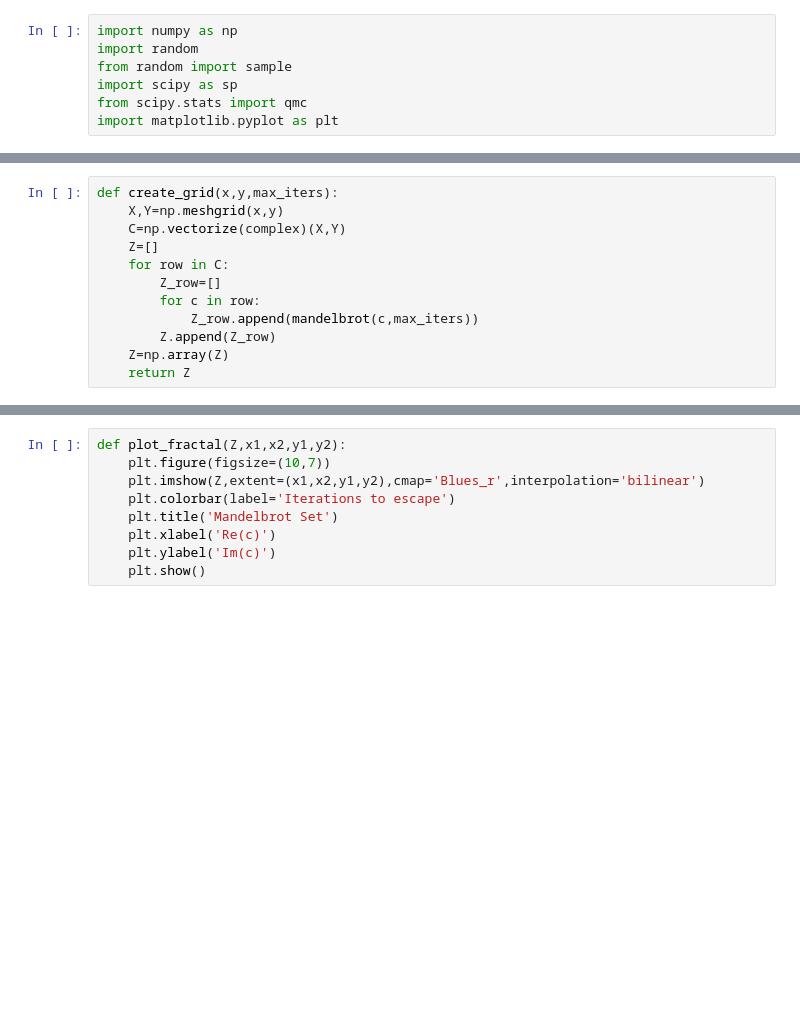
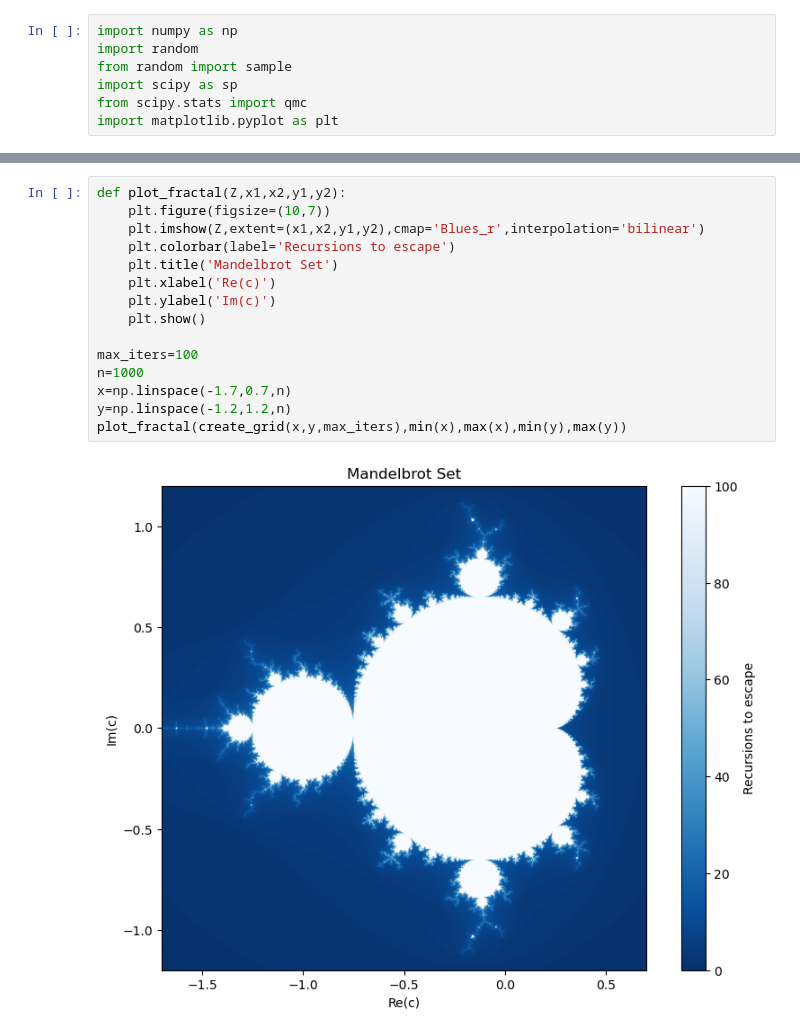
Before and after one commit to magggienn/stoch-sim-mandelbrot, a Jupyter notebook: Zainab's changes/Mandelbrot Analysis.ipynb, the cells around one changed output, grey strips where cells are left out. Saved outputs shown, nothing was run; the diff lists cells and outputs as text; blank space fills up the shorter version.

```diff
--- a/Zainab's changes/Mandelbrot Analysis.ipynb
+++ b/Zainab's changes/Mandelbrot Analysis.ipynb
@@ -94,12 +7,0 @@ def ortho_area_estimate(x_range, y_range, max_iters, num_samples, sub_sections):
-# %%
-def create_grid(x,y,max_iters):
-    X,Y=np.meshgrid(x,y)
-    C=np.vectorize(complex)(X,Y)
-    Z=[]
-    for row in C:
-        Z_row=[]
-        for c in row:
-            Z_row.append(mandelbrot(c,max_iters))
-        Z.append(Z_row)
-    Z=np.array(Z)
-    return Z
@@ -106,9 +61,17 @@ def create_grid(x,y,max_iters):
 # %%
 def plot_fractal(Z,x1,x2,y1,y2):
     plt.figure(figsize=(10,7))
     plt.imshow(Z,extent=(x1,x2,y1,y2),cmap='Blues_r',interpolation='bilinear')
-    plt.colorbar(label='Iterations to escape')
+    plt.colorbar(label='Recursions to escape')
     plt.title('Mandelbrot Set')
     plt.xlabel('Re(c)')
     plt.ylabel('Im(c)')
     plt.show()
+
+max_iters=100
+n=1000
+x=np.linspace(-1.7,0.7,n)
+y=np.linspace(-1.2,1.2,n)
+plot_fractal(create_grid(x,y,max_iters),min(x),max(x),min(y),max(y))
+# %% [output]
+[figure, added]
```
Also changed, not shown: parts of 14 cells of this notebook.
